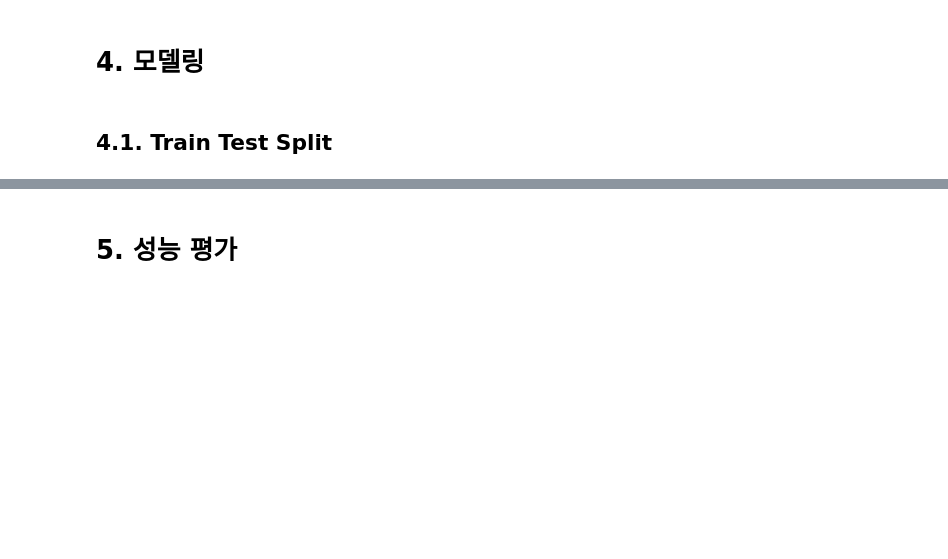
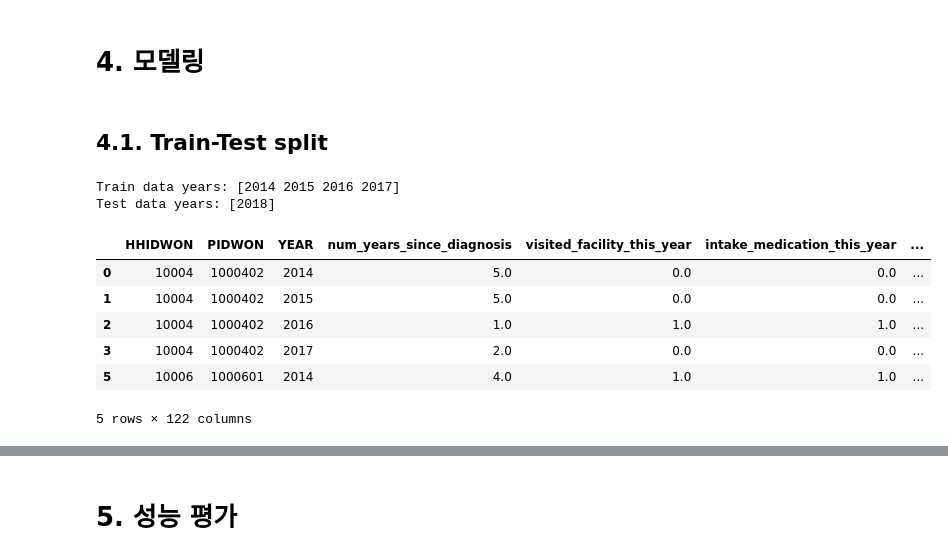
Before and after one commit to hyun-ko-DS/MedExpensePrediction, a Jupyter notebook: main.ipynb, the cells around one changed output, grey strips where cells are left out. Drawn from its saved outputs; the diff is of its cells as text; code cells hidden in the pictures; blank space fills up the shorter version.

```diff
--- a/main.ipynb
+++ b/main.ipynb
@@ -1503,4 +1541,4 @@ nominal_results
 # %% [markdown]
 # 4. 모델링
 # %% [markdown]
-## 4.1. Train Test Split
+## 4.1. Train-Test split
@@ -1506,0 +1591,13 @@ nominal_results
+# %%
+train, test = train_test_split_by_year(df_final)
+train.head()
+# %% [output]
+Train data years: [2014 2015 2016 2017]
+Test data years: [2018]
+|  | HHIDWON | PIDWON | YEAR | num_years_since_diagnosis | visited_facility_this_year | intake_medication_this_year | ... |
+| 0 | 10004 | 1000402 | 2014 | 5.0 | 0.0 | 0.0 | ... |
+| 1 | 10004 | 1000402 | 2015 | 5.0 | 0.0 | 0.0 | ... |
+| 2 | 10004 | 1000402 | 2016 | 1.0 | 1.0 | 1.0 | ... |
+| 3 | 10004 | 1000402 | 2017 | 2.0 | 0.0 | 0.0 | ... |
+| 5 | 10006 | 1000601 | 2014 | 4.0 | 1.0 | 1.0 | ... |
+5 rows × 122 columns
```
Also changed, not shown: parts of 45 cells of this notebook, 9 other files.
